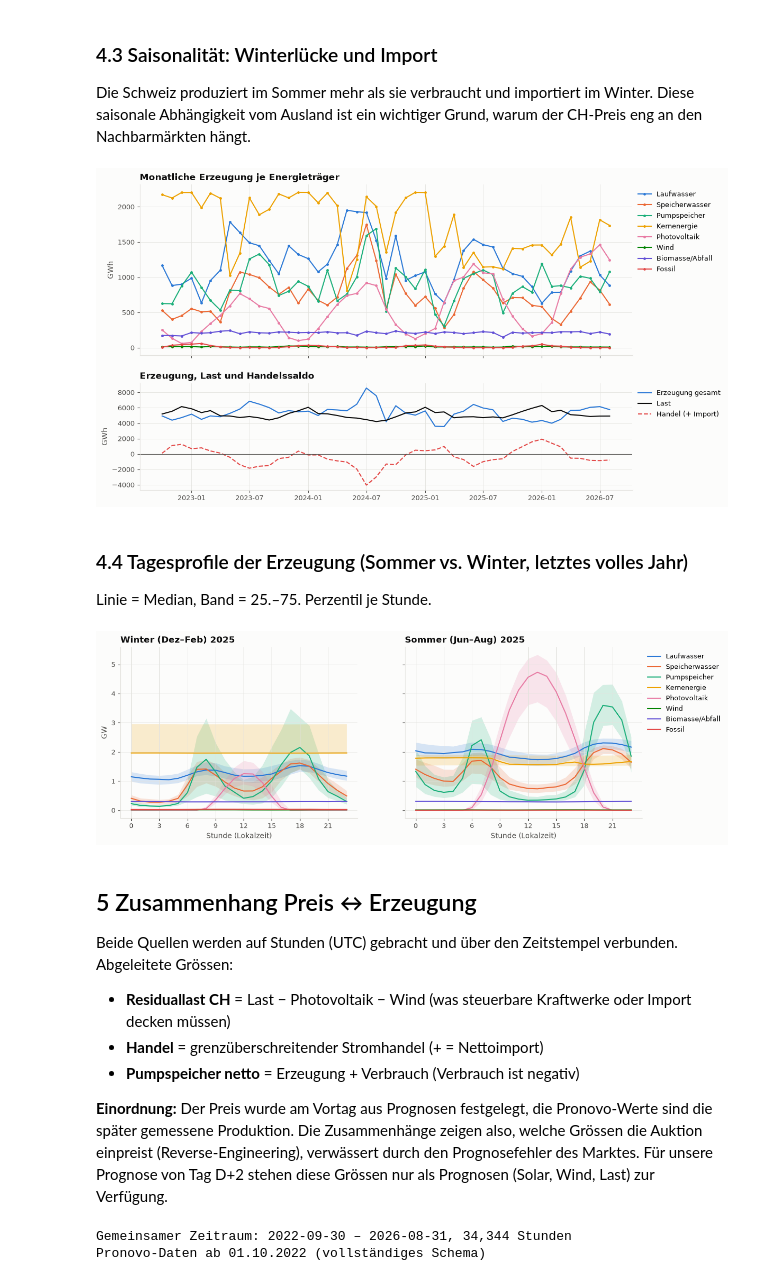
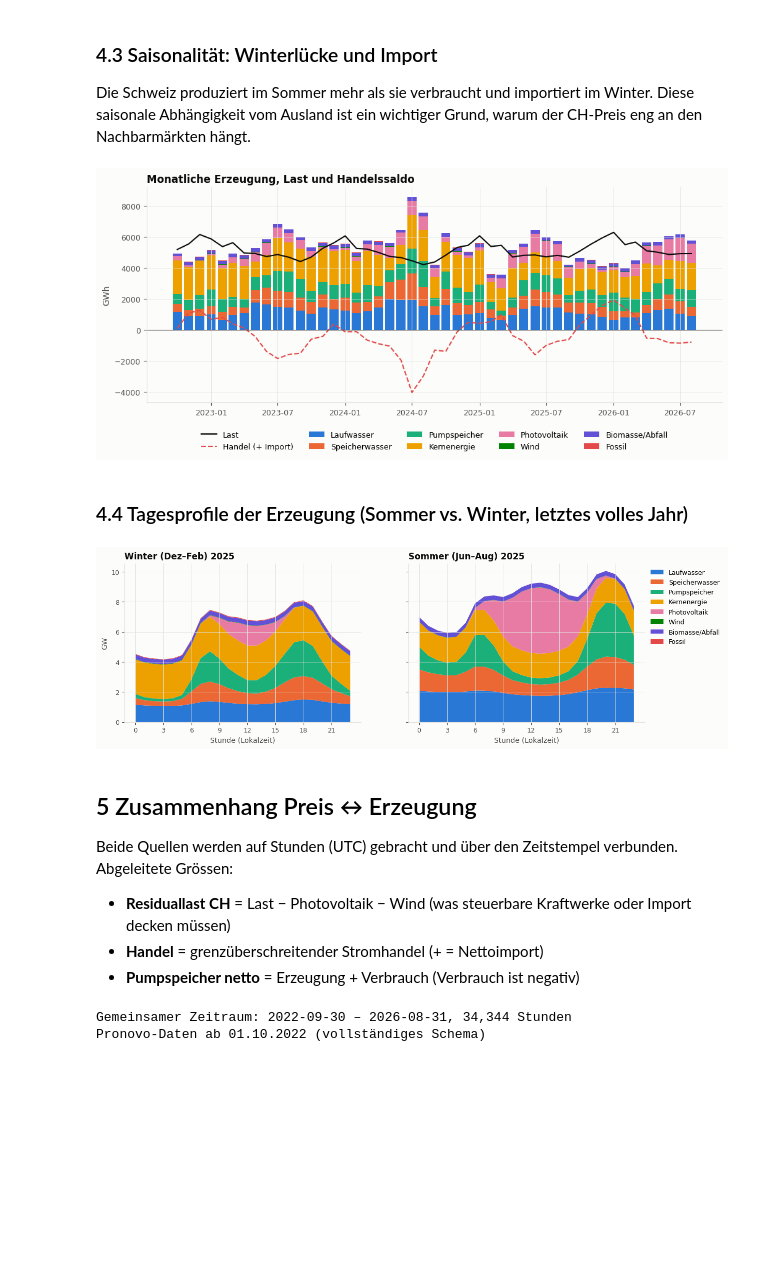
Before and after one commit to aaron04648/AI-EMS, a Jupyter notebook: notebooks/01_data_understanding.ipynb, the cells around one changed output. Drawn from its saved outputs; the diff is of its cells as text; code cells hidden in the pictures; blank space fills up the shorter version.

```diff
--- a/notebooks/01_data_understanding.ipynb
+++ b/notebooks/01_data_understanding.ipynb
@@ -588,6 +603,18 @@ year_loc = power.index.tz_convert(TZ).year
 energy_y = ((gen * step_h).groupby(year_loc).sum() / 1e6).loc[2023:]  # TWh
 load_y = ((power["Last"] * step_h).groupby(year_loc).sum() / 1e6).loc[2023:]
 pump_y = ((power["Pumpspeicher Verbrauch"] * step_h).groupby(year_loc).sum() / 1e6).loc[2023:]
+
+fig, ax = plt.subplots(figsize=(11, 4.5))
+bottom = np.zeros(len(energy_y))
+for i, col in enumerate(energy_y.columns):
+    ax.bar(energy_y.index.astype(str), energy_y[col], bottom=bottom, color=COLORS[i % len(COLORS)], label=col,
+           width=0.7)
+    bottom += energy_y[col].to_numpy()
+ax.plot(load_y.index.astype(str), load_y, color=INK, marker="o", label="Last")
+ax.set_title(f"Nettostromerzeugung Schweiz je Jahr (Pronovo; {NOW.year} bis {power.index.max().tz_convert(TZ):%d.%m.})")
+ax.set_ylabel("TWh")
+ax.legend(ncols=5, loc="upper center", bbox_to_anchor=(0.5, -0.1))
+save(fig, "07_strommix_jahr.png")
 
 table = energy_y.copy()
 table["Summe Erzeugung"] = energy_y.sum(axis=1)
@@ -610,44 +638,33 @@ Abhängigkeit vom Ausland ist ein wichtiger Grund, warum der CH-Preis eng an den
 # %%
 gen_m = (gen * step_h).tz_convert(TZ).resample("MS").sum() / 1e3  # GWh
 load_m = (power["Last"] * step_h).tz_convert(TZ).resample("MS").sum() / 1e3
 trade_m = (power["Grenzüberschreitender Stromhandel"] * step_h).tz_convert(TZ).resample("MS").sum() / 1e3
-# Laufender Monat ist bei Pronovo noch nicht publiziert
-last_full = (power.index.max() + pd.Timedelta("15min")).tz_convert(TZ).normalize().replace(day=1)
-gen_m, load_m, trade_m = gen_m[gen_m.index < last_full], load_m[load_m.index < last_full], trade_m[trade_m.index < last_full]
 
-fig, axes = plt.subplots(2, 1, figsize=(12, 7.5), sharex=True, gridspec_kw={"height_ratios": [1.6, 1]})
+fig, ax = plt.subplots(figsize=(12, 4.5))
+bottom = np.zeros(len(gen_m))
 for i, col in enumerate(gen_m.columns):
-    axes[0].plot(gen_m.index, gen_m[col], color=COLORS[i % len(COLORS)], label=col, marker="o", markersize=2.5)
-axes[0].set_title("Monatliche Erzeugung je Energieträger")
-axes[0].set_ylabel("GWh")
-axes[0].legend(loc="upper left", bbox_to_anchor=(1, 1))
-
-axes[1].plot(gen_m.index, gen_m.sum(axis=1), color=COLORS[0], label="Erzeugung gesamt")
-axes[1].plot(load_m.index, load_m, color=INK, label="Last")
-axes[1].plot(trade_m.index, trade_m, color=COLORS[7], linestyle="--", label="Handel (+ Import)")
-axes[1].axhline(0, color=INK_2, linewidth=0.8)
-axes[1].set_title("Erzeugung, Last und Handelssaldo")
-axes[1].set_ylabel("GWh")
-axes[1].legend(loc="upper left", bbox_to_anchor=(1, 1))
+    ax.bar(gen_m.index, gen_m[col], bottom=bottom, width=25, color=COLORS[i % len(COLORS)], label=col)
+    bottom += gen_m[col].to_numpy()
+ax.plot(load_m.index, load_m, color=INK, label="Last")
+ax.plot(trade_m.index, trade_m, color=COLORS[7], linestyle="--", label="Handel (+ Import)")
+ax.axhline(0, color=INK_2, linewidth=0.8)
+ax.set_title("Monatliche Erzeugung, Last und Handelssaldo")
+ax.set_ylabel("GWh")
+ax.legend(ncols=5, loc="upper center", bbox_to_anchor=(0.5, -0.1))
 save(fig, "08_strommix_monat.png")
 # %% [output]
-[figure, old version]
+[figure, new version]
 # %% [markdown]
 ### 4.4 Tagesprofile der Erzeugung (Sommer vs. Winter, letztes volles Jahr)
-
-Linie = Median, Band = 25.–75. Perzentil je Stunde.
 # %%
 last_year = int(energy_y.index[-2]) if NOW.year in energy_y.index else int(energy_y.index[-1])
-sub = gen[gen.index.tz_convert(TZ).year == last_year] / 1e3  # GW
+sub = gen[gen.index.tz_convert(TZ).year == last_year]
 loc = sub.index.tz_convert(TZ)
-fig, axes = plt.subplots(1, 2, figsize=(13, 4.3), sharey=True)
+fig, axes = plt.subplots(1, 2, figsize=(13, 4), sharey=True)
 for ax, months, title in zip(axes, ([12, 1, 2], [6, 7, 8]), ("Winter (Dez–Feb)", "Sommer (Jun–Aug)")):
-    m = np.isin(loc.month, months)
-    q = sub[m].groupby(loc[m].hour).quantile([0.25, 0.5, 0.75]).unstack()
-    for i, col in enumerate(sub.columns):
-        c = COLORS[i % len(COLORS)]
-        ax.fill_between(q.index, q[(col, 0.25)], q[(col, 0.75)], color=c, alpha=0.18, linewidth=0)
-        ax.plot(q.index, q[(col, 0.5)], color=c, label=col)
+    prof = sub[np.isin(loc.month, months)].groupby(loc[np.isin(loc.month, months)].hour).mean() / 1e3
+    ax.stackplot(prof.index, prof.T.to_numpy(), labels=prof.columns,
+                 colors=[COLORS[i % len(COLORS)] for i in range(prof.shape[1])])
     ax.set_title(f"{title} {last_year}")
     ax.set_xlabel("Stunde (Lokalzeit)")
     ax.set_xticks(range(0, 24, 3))
@@ -655,7 +672,7 @@ axes[0].set_ylabel("GW")
 axes[1].legend(loc="upper left", bbox_to_anchor=(1, 1))
 save(fig, "09_erzeugung_tagesprofil.png")
 # %% [output]
-[figure, old version]
+[figure, new version]
 # %% [markdown]
 ## 5 Zusammenhang Preis ↔ Erzeugung
 
@@ -664,11 +681,6 @@ Beide Quellen werden auf Stunden (UTC) gebracht und über den Zeitstempel verbun
 - **Residuallast CH** = Last − Photovoltaik − Wind (was steuerbare Kraftwerke oder Import decken müssen)
 - **Handel** = grenzüberschreitender Stromhandel (+ = Nettoimport)
 - **Pumpspeicher netto** = Erzeugung + Verbrauch (Verbrauch ist negativ)
-
-**Einordnung:** Der Preis wurde am Vortag aus Prognosen festgelegt, die Pronovo-Werte sind die später gemessene
-Produktion. Die Zusammenhänge zeigen also, welche Grössen die Auktion einpreist (Reverse-Engineering), verwässert
-durch den Prognosefehler des Marktes. Für unsere Prognose von Tag D+2 stehen diese Grössen nur als Prognosen
-(Solar, Wind, Last) zur Verfügung.
 # %%
 hourly = pd.concat([gen.resample("1h").mean(),
                     power[["Last", "Grenzüberschreitender Stromhandel", "Pumpspeicher Verbrauch"]].resample("1h").mean(),
```
Also changed, not shown: parts of 25 cells of this notebook, 15 other files.
